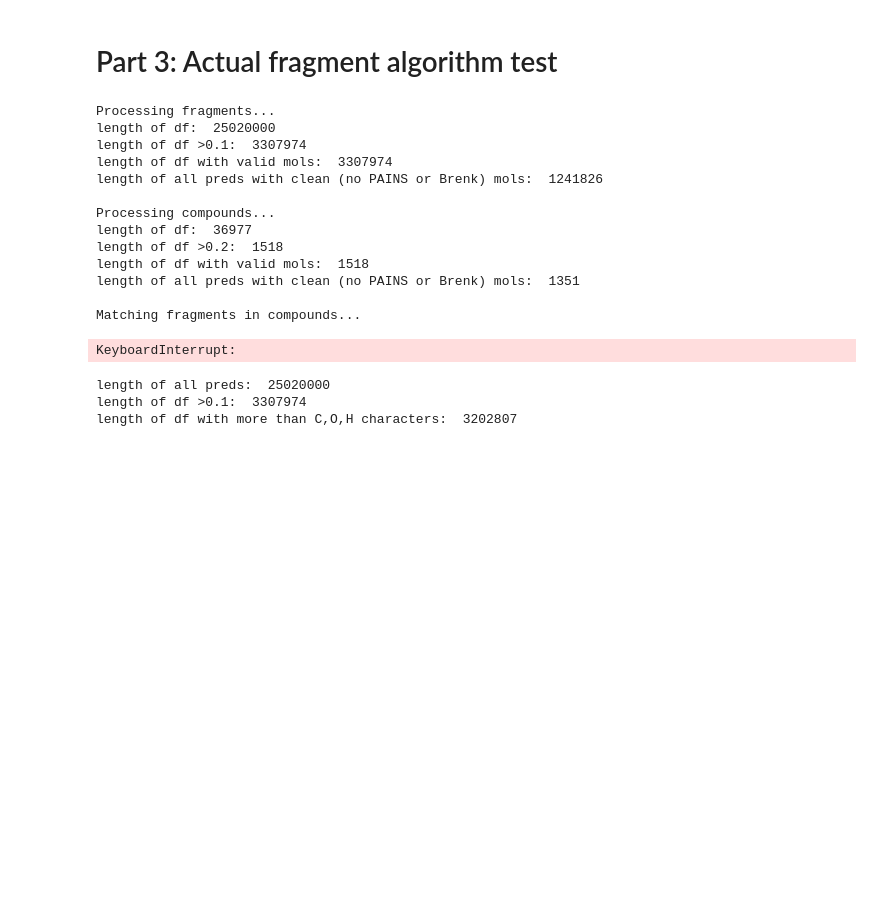
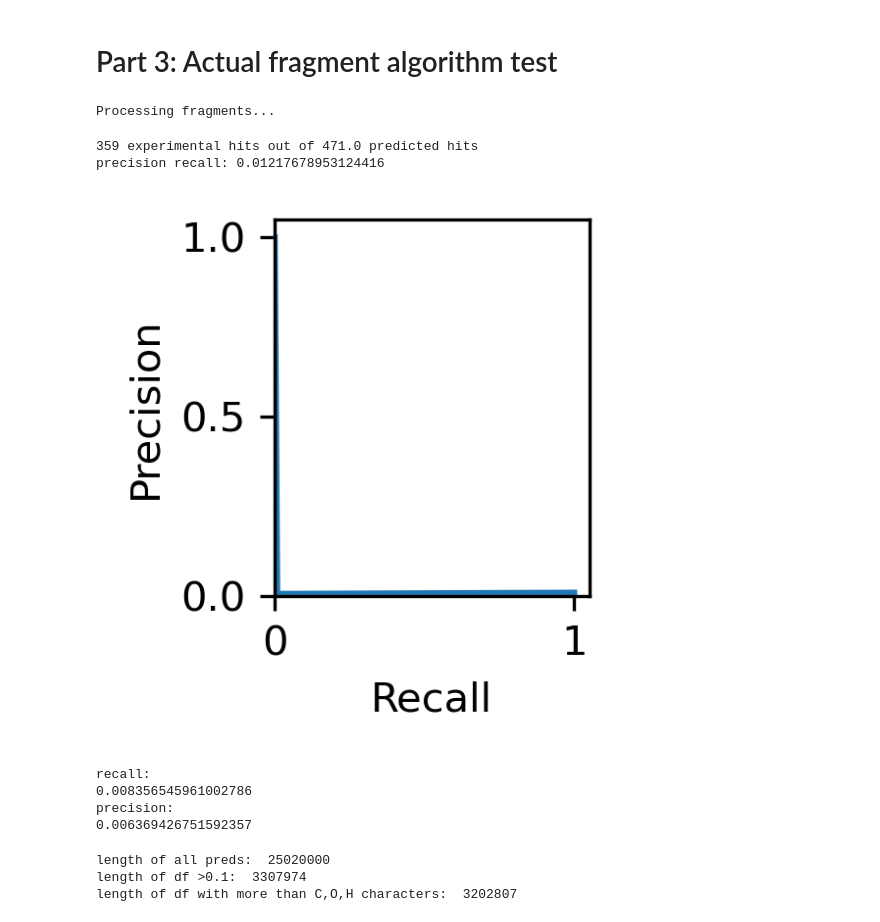
Before and after one commit to jackievaleri/fragments_design_ML, a Jupyter notebook: src/05_in_silico_control.ipynb, the cells around one changed output. Cells and saved outputs as stored; diff of their text form; code cells hidden in the pictures; blank space fills up the shorter version.

```diff
--- a/src/05_in_silico_control.ipynb
+++ b/src/05_in_silico_control.ipynb
@@ -72,7 +72,7 @@ fragment_remove_pains_brenk = 'both' # one of 'both', 'pains', 'brenk', 'none'
 compound_remove_pains_brenk = 'both' # one of 'both', 'pains', 'brenk', 'none'
 fragment_require_more_than_coh = True
 
-rank_df = mini_algo(fragment_path=fragment_path,
+rank_df, cpd_df = mini_algo(fragment_path=fragment_path,
                     compound_path=compound_path,
                     result_path=result_path,
                     fragment_smi_col=fragment_smi_col,
@@ -98,39 +98,35 @@ all_matching_mol_indices = [x for l in list(rank_df['matched_molecules']) for x
 # deduplicate
 all_matching_mol_indices = list(set(all_matching_mol_indices))
 print('final number of molecules to test: ', len(all_matching_mol_indices))
-
-# save the names
-cpd_smiles = list(cpd_df['SMILES'])
-all_matching_smis = [cpd_smiles[i] for i in list(set(all_matching_mol_indices))]
-
-# and save the final molecules to df
-all_matching_mols_df = pd.DataFrame()
-all_matching_mols_df['SMILES'] = all_matching_smis
-all_matching_mols_df
-
-final_merge_df = all_matching_mols_df.merge(all_cpd_df, on = 'SMILES')
-final_merge_df = final_merge_df.sort_values('class', ascending = False)
-final_merge_df.to_csv('../out/controls/in_silico_algorithm_control_SA_final_proposed_fake_mols_to_order.csv', index = False)
-
-predicted_positive_cpds = list(final_merge_df['Compound_ID'])
-all_cpd_df['predicted_with_algo'] = [1.0 if x in predicted_positive_cpds else 0.0 for x in list(all_cpd_df['Compound_ID'])]
-print(str(sum(all_cpd_df['experimental_hit'])) + ' experimental hits out of ' + str(sum(all_cpd_df['predicted_with_algo'])) + ' predicted hits')
-evaluate_model(all_cpd_df, cutoff_for_positive = 0.2, actual_col='experimental_hit', predicted_col='predicted_with_algo')
 # %% [output]
 Processing fragments...
-length of df:  25020000
-length of df >0.1:  3307974
-length of df with valid mols:  3307974
-length of all preds with clean (no PAINS or Brenk) mols:  1241826
-
-Processing compounds...
-length of df:  36977
-length of df >0.2:  1518
-length of df with valid mols:  1518
-length of all preds with clean (no PAINS or Brenk) mols:  1351
-
-Matching fragments in compounds...
-KeyboardInterrupt:
+# %%
+# save the names
+cpd_df = pd.read_csv(compound_path)
+cpd_smiles = list(cpd_df['SMILES'])
+all_matching_smis = [cpd_smiles[i] for i in list(set(all_matching_mol_indices))]
+
+# and save the final molecules to df
+all_matching_mols_df = pd.DataFrame()
+all_matching_mols_df['SMILES'] = all_matching_smis
+all_matching_mols_df
+
+final_merge_df = all_matching_mols_df.merge(all_cpd_df, on = 'SMILES')
+final_merge_df = final_merge_df.sort_values('class', ascending = False)
+final_merge_df.to_csv('../out/controls/in_silico_algorithm_control_SA_final_proposed_fake_mols_to_order.csv', index = False)
+
+predicted_positive_cpds = list(final_merge_df['Compound_ID'])
+all_cpd_df['predicted_with_algo'] = [1.0 if x in predicted_positive_cpds else 0.0 for x in list(all_cpd_df['Compound_ID'])]
+print(str(sum(all_cpd_df['experimental_hit'])) + ' experimental hits out of ' + str(sum(all_cpd_df['predicted_with_algo'])) + ' predicted hits')
+evaluate_model(all_cpd_df, cutoff_for_positive = 0.2, actual_col='experimental_hit', predicted_col='predicted_with_algo')
+# %% [output]
+359 experimental hits out of 471.0 predicted hits
+precision recall: 0.01217678953124416
+[figure, added]
+recall:
+0.008356545961002786
+precision:
+0.006369426751592357
 # %%
 # from notebook 15.2_in_silico_control_of_fragments_pipeline_with_2300_model_applied_to_37K_screen_space_GDB11_09282022
 df = pd.read_csv('../data/in_silico_algorithm_control/frag_chunks_gdb11_with_sa_model_preds/all_combined_fragment_preds_in_silico_gdb11_09_29_2022.csv')
```
Also changed, not shown: parts of 2 cells of this notebook, 16 other files.
